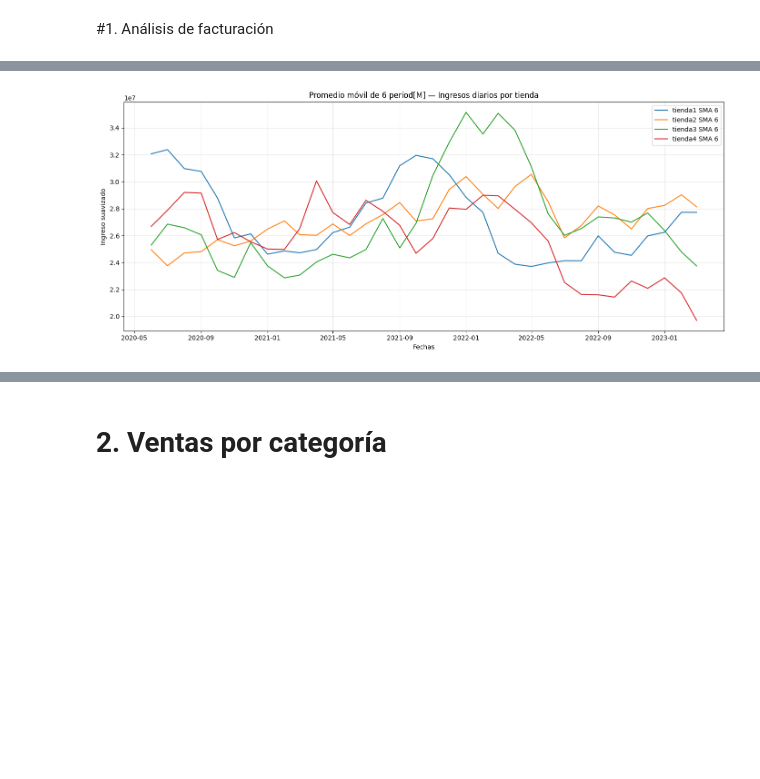
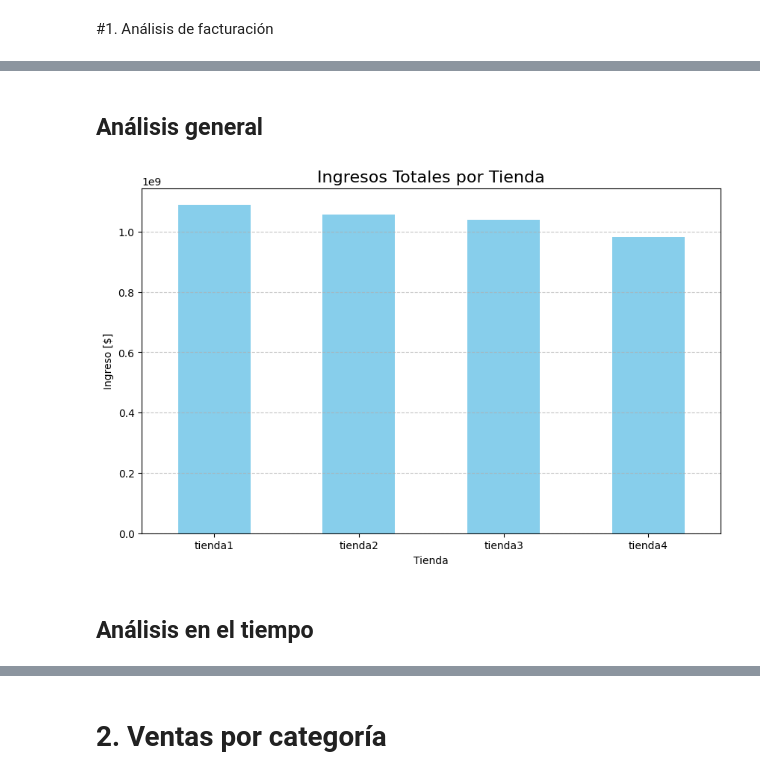
Before and after one commit to JCSR2022/challenge1-data-science-Alura, a Jupyter notebook: AluraStoreLatam.ipynb, the cells around one changed output, grey strips where cells are left out. Cells and saved outputs as stored; diff of their text form; code cells hidden in the pictures; blank space fills up the shorter version.

```diff
--- a/AluraStoreLatam.ipynb
+++ b/AluraStoreLatam.ipynb
@@ -383,3 +352,11 @@ df_review[['Categoría del Producto','Producto', 'Lugar de Compra','Precio', 'Co
 | 1410 | Muebles | Mesa de centro | Bogotá | 221100.0 | 20500.0 | 16950.0 |
 # %% [markdown]
 En revision los datos parecen estar limpios y son consistentes, incluso los que se podrian considerar outliers no parecen alejarse mucho de los valores maximos por lo que se podrian asumir que los valores son utiles.
+# %%
+#unificando en un solo dataframe
+for name, df in all_data.items():
+  df.insert(0, "Tienda",name)
+
+df_all = pd.concat(all_data.values())
+print(df_all.shape)
+df_all.sample(5)
@@ -511,39 +373,16 @@ df_ingresos_mes.head()
-# %%
-def plot_ingresos_suavizados(df, window=30):
-    """
-    Grafica el promedio móvil de *window* periodos para ingresos  por tienda.
-
-    df: DataFrame con columna 'tiempo' y columnas numéricas de tiendas.
-    window: ventana de timepo, ej: si tiempo dias 30dias,  si semanas 30 semanas.
-    """
-    # Asegurar copia
-    df = df.copy()
-    periodo = df_ingresos['time'].dtype.name
-
-    # Si "fecha" es Period, convertir a timestamp
-    if df['time'].dtype.name.startswith("period"):
-        df['time'] = df['time'].dt.to_timestamp()
-
-    # Calcular SMA para todas las columnas excepto fecha
-    tiendas = df.drop(columns='time').columns
-    for col in tiendas:
-        df[col + f"_SMA{window}"] = df[col].rolling(window=window).mean()
-
-    plt.figure(figsize=(14, 6))
-
-    # Graficar el promedio móvil
-    for col in tiendas:
-        plt.plot(df["time"], df[col + f"_SMA{window}"], label=f"{col} SMA {window}")
-
-    plt.title(f"Promedio móvil de {window} {periodo} — Ingresos diarios por tienda")
-    plt.xlabel("Fechas")
-    plt.ylabel("Ingreso suavizado")
-    plt.legend()
-    plt.grid(True, alpha=0.3)
-    plt.tight_layout()
-    plt.show()
-
-df_ingresos  = ingresos_por_tienda_y_tiempo(all_data,"M")
-plot_ingresos_suavizados(df_ingresos,window=6 )
-# %% [output]
-[figure, removed]
+# %% [markdown]
+## Análisis general
+# %%
+df_all["Ingreso Total"] = df_all["Precio"] - df_all["Costo de envío"]
+df_ingreso_tienda = df_all.groupby("Tienda")["Ingreso Total"].sum().sort_values(ascending=False)
+
+df_ingreso_tienda.plot(kind="bar", figsize=(10, 6),color='skyblue')
+plt.ylabel('Ingreso [$]', fontsize=10)
+plt.title("Ingresos Totales por Tienda", fontsize=16)
+plt.grid(axis='y', linestyle='--', alpha=0.7)
+plt.xticks(rotation=0, fontsize=10)
+plt.show()
+# %% [output]
+[figure, added]
+# %% [markdown]
+## Análisis en el tiempo
```
Also changed, not shown: parts of 22 cells of this notebook.
